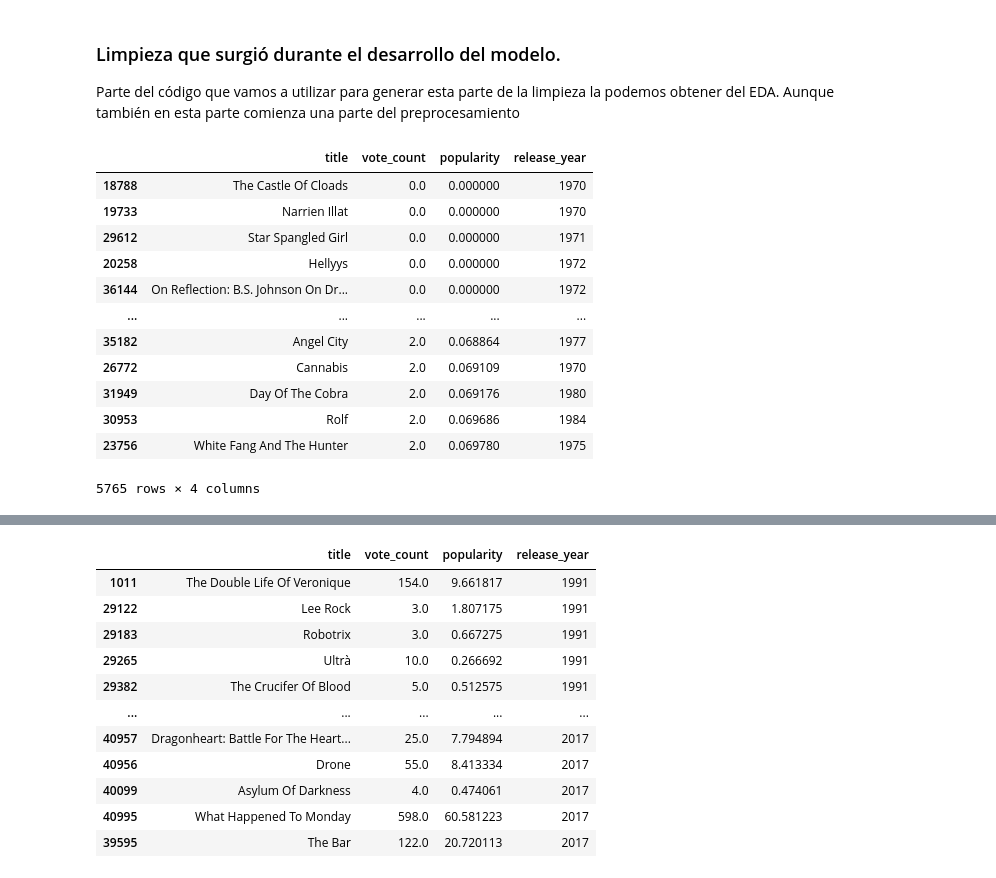
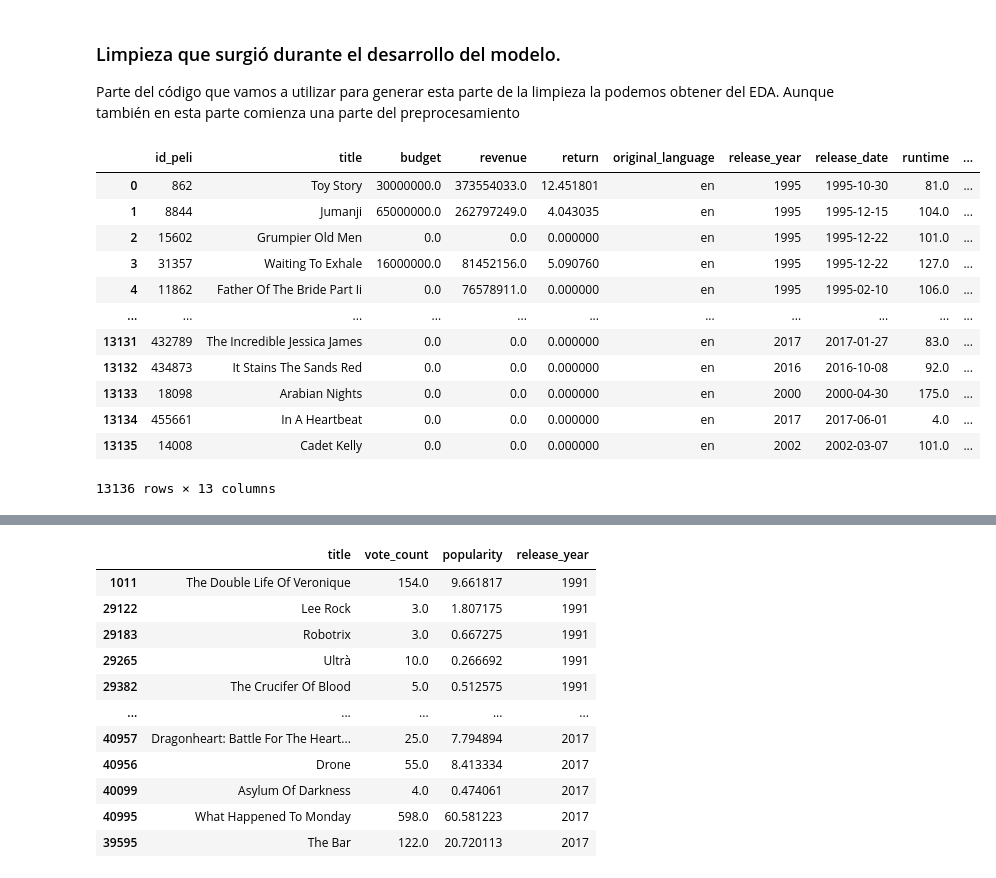
Before and after one commit to Tinmarian/PI1_MLOps_HENRY, a Jupyter notebook: Data_Cleansing.ipynb, the cells around one changed output, grey strips where cells are left out. Drawn from its saved outputs; the diff is of its cells as text; code cells hidden in the pictures.

```diff
--- a/Data_Cleansing.ipynb
+++ b/Data_Cleansing.ipynb
@@ -469,22 +469,33 @@ dfx
 ### Limpieza que surgió durante el desarrollo del modelo.
 
 Parte del código que vamos a utilizar para generar esta parte de la limpieza la podemos obtener del EDA. Aunque también en esta parte comienza una parte del preprocesamiento
-# %%
-df[['title','vote_count','popularity','release_year']].sort_values(by=['vote_count','popularity','release_year'])[:len(df) - 36000]
-# %% [output]
-|  | title | vote_count | popularity | release_year |
-| 18788 | The Castle Of Cloads | 0.0 | 0.000000 | 1970 |
-| 19733 | Narrien Illat | 0.0 | 0.000000 | 1970 |
-| 29612 | Star Spangled Girl | 0.0 | 0.000000 | 1971 |
-| 20258 | Hellyys | 0.0 | 0.000000 | 1972 |
-| 36144 | On Reflection: B.S. Johnson On Dr... | 0.0 | 0.000000 | 1972 |
-| ... | ... | ... | ... | ... |
-| 35182 | Angel City | 2.0 | 0.068864 | 1977 |
-| 26772 | Cannabis | 2.0 | 0.069109 | 1970 |
-| 31949 | Day Of The Cobra | 2.0 | 0.069176 | 1980 |
-| 30953 | Rolf | 2.0 | 0.069686 | 1984 |
-| 23756 | White Fang And The Hunter | 2.0 | 0.069780 | 1975 |
-5765 rows × 4 columns
+# %%
+franq = pd.read_csv('clean_data/franquicias.csv')
+id_franq = pd.read_csv('clean_data/franq_movies.csv')
+franq = id_franq.merge(franq).drop('id_franq',axis=1)
+df = pd.read_csv('clean_data/movies.csv')
+df = df.merge(franq,how='left')
+lista = list(df[['title','vote_count','popularity','release_year']].sort_values(by=['vote_count','popularity','release_year'])[:len(df) - 36000].index)
+df = df.drop(lista)
+lista = list(df[['title','vote_count','popularity','release_year']][df.release_year < 1990].sort_values(by=['release_year']).index)
+df = df.drop(lista)
+lista = list(df[['id_peli','title','vote_count', 'vote_average','popularity','release_year']].sort_values(by=['vote_count','popularity','release_year'])[df.vote_count >= 15].id_peli)
+df = df[df.id_peli.apply(lambda x: x in lista)].reset_index(drop=True)
+df
+# %% [output]
+|  | id_peli | title | budget | revenue | return | original_language | release_year | release_date | runtime | ... |
+| 0 | 862 | Toy Story | 30000000.0 | 373554033.0 | 12.451801 | en | 1995 | 1995-10-30 | 81.0 | ... |
+| 1 | 8844 | Jumanji | 65000000.0 | 262797249.0 | 4.043035 | en | 1995 | 1995-12-15 | 104.0 | ... |
+| 2 | 15602 | Grumpier Old Men | 0.0 | 0.0 | 0.000000 | en | 1995 | 1995-12-22 | 101.0 | ... |
+| 3 | 31357 | Waiting To Exhale | 16000000.0 | 81452156.0 | 5.090760 | en | 1995 | 1995-12-22 | 127.0 | ... |
+| 4 | 11862 | Father Of The Bride Part Ii | 0.0 | 76578911.0 | 0.000000 | en | 1995 | 1995-02-10 | 106.0 | ... |
+| ... | ... | ... | ... | ... | ... | ... | ... | ... | ... | ... |
+| 13131 | 432789 | The Incredible Jessica James | 0.0 | 0.0 | 0.000000 | en | 2017 | 2017-01-27 | 83.0 | ... |
+| 13132 | 434873 | It Stains The Sands Red | 0.0 | 0.0 | 0.000000 | en | 2016 | 2016-10-08 | 92.0 | ... |
+| 13133 | 18098 | Arabian Nights | 0.0 | 0.0 | 0.000000 | en | 2000 | 2000-04-30 | 175.0 | ... |
+| 13134 | 455661 | In A Heartbeat | 0.0 | 0.0 | 0.000000 | en | 2017 | 2017-06-01 | 4.0 | ... |
+| 13135 | 14008 | Cadet Kelly | 0.0 | 0.0 | 0.000000 | en | 2002 | 2002-03-07 | 101.0 | ... |
+13136 rows × 13 columns
 # %%
 df[['title','vote_count','popularity','release_year']].sort_values(by='release_year')[:50]
 # %% [output]
```
Also changed, not shown: parts of 10 cells of this notebook, 2 other files.
